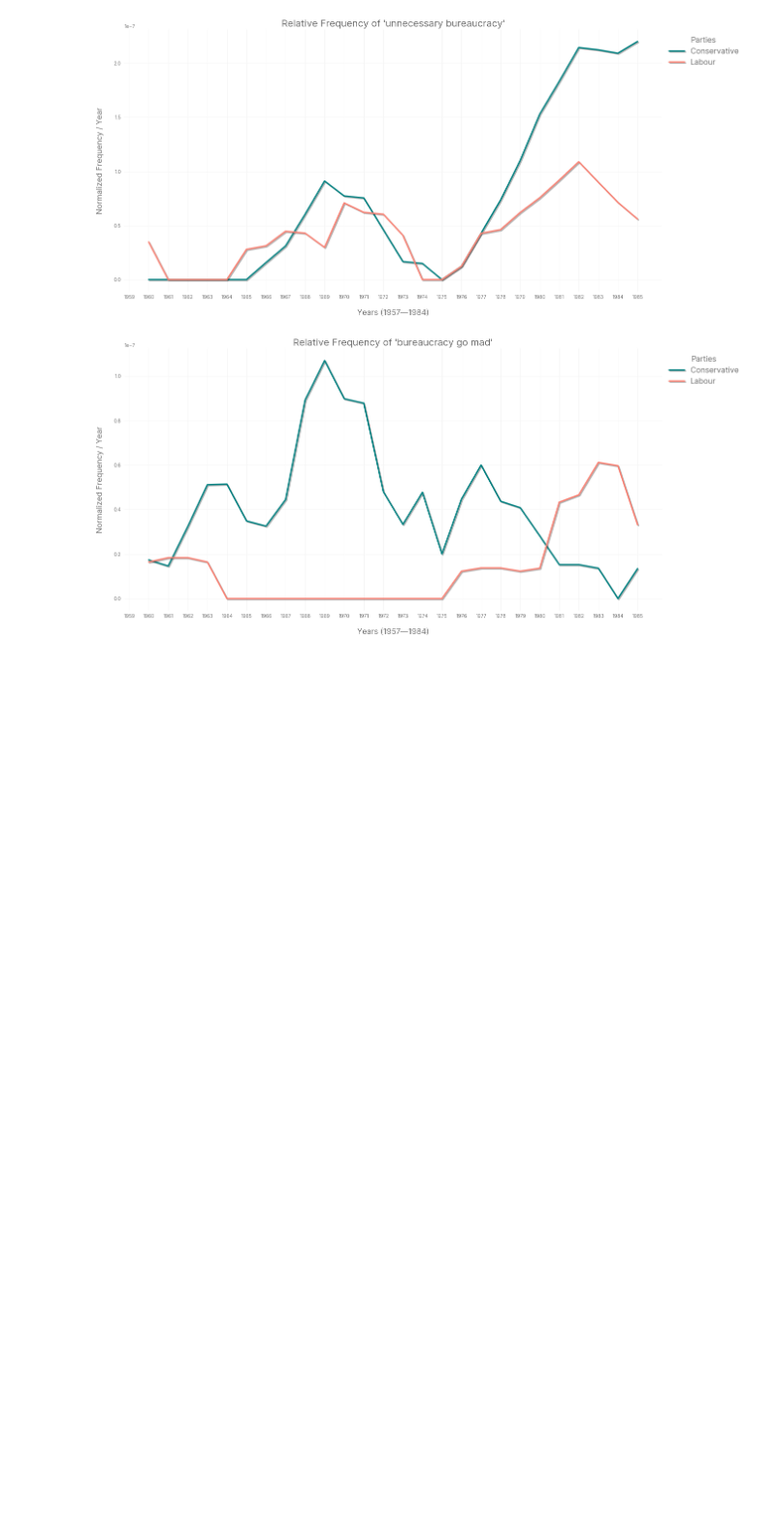
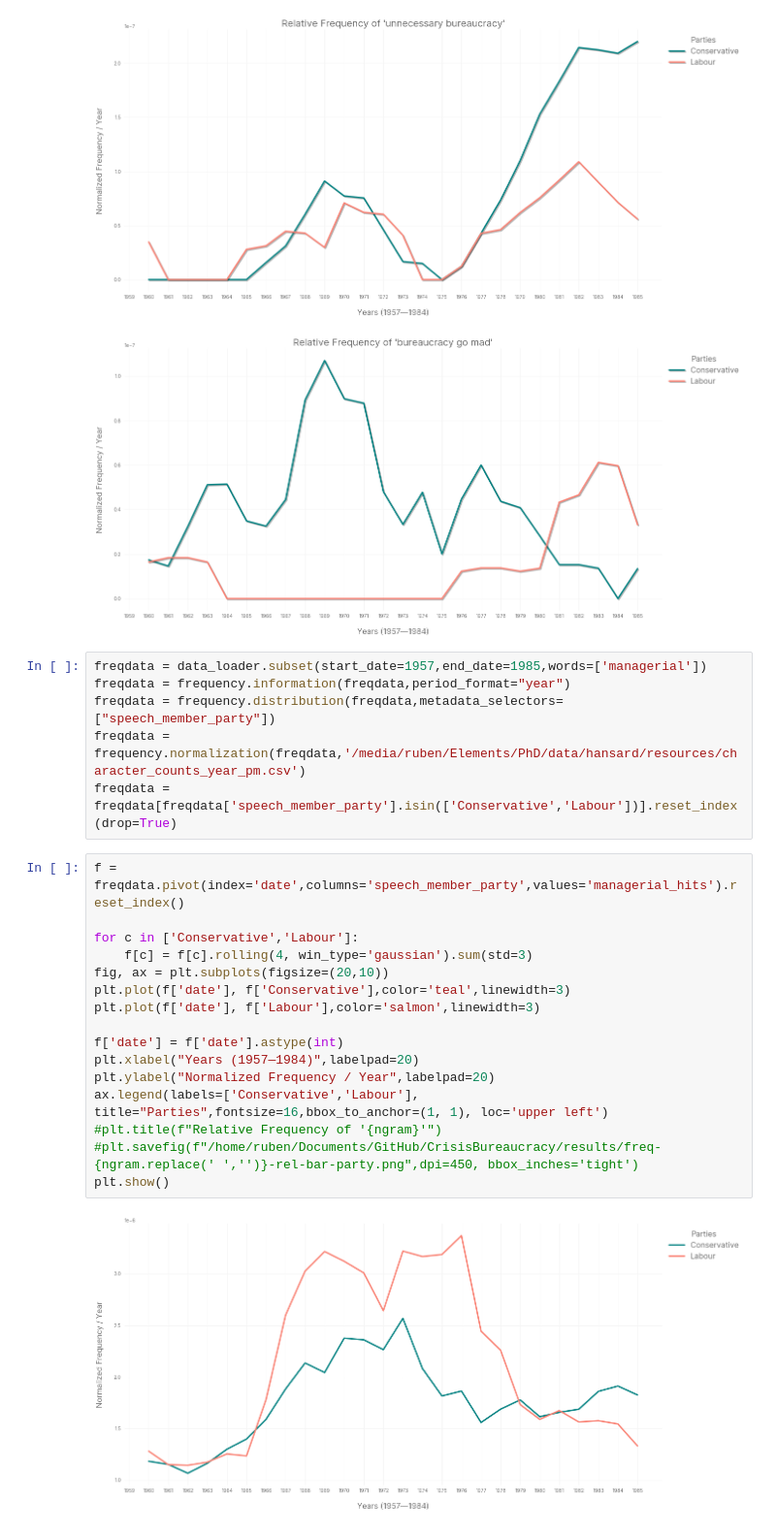
Before and after one commit to rubenros1795/CrisisBureaucracy, a Jupyter notebook: code/inspect-freq.ipynb, the cells around one changed output. Shown at 97% size. Drawn from its saved outputs; the diff is of its cells as text; blank space fills up the shorter version.

```diff
--- a/code/inspect-freq.ipynb
+++ b/code/inspect-freq.ipynb
@@ -115,3 +115,27 @@ for ngram in "form filling,red tape,paper work,a bureaucracy,unnecessary bureauc
 [figure]
 [figure]
 [figure]
+# %%
+freqdata = data_loader.subset(start_date=1957,end_date=1985,words=['managerial'])
+freqdata = frequency.information(freqdata,period_format="year")
+freqdata = frequency.distribution(freqdata,metadata_selectors=["speech_member_party"])
+freqdata = frequency.normalization(freqdata,'/media/ruben/Elements/PhD/data/hansard/resources/character_counts_year_pm.csv')
+freqdata = freqdata[freqdata['speech_member_party'].isin(['Conservative','Labour'])].reset_index(drop=True)
+# %%
+f = freqdata.pivot(index='date',columns='speech_member_party',values='managerial_hits').reset_index()
+
+for c in ['Conservative','Labour']:
+    f[c] = f[c].rolling(4, win_type='gaussian').sum(std=3)
+fig, ax = plt.subplots(figsize=(20,10))
+plt.plot(f['date'], f['Conservative'],color='teal',linewidth=3)
+plt.plot(f['date'], f['Labour'],color='salmon',linewidth=3)
+
+f['date'] = f['date'].astype(int)
+plt.xlabel("Years (1957—1984)",labelpad=20)
+plt.ylabel("Normalized Frequency / Year",labelpad=20)
+ax.legend(labels=['Conservative','Labour'], title="Parties",fontsize=16,bbox_to_anchor=(1, 1), loc='upper left')
+#plt.title(f"Relative Frequency of '{ngram}'")
+#plt.savefig(f"/home/ruben/Documents/GitHub/CrisisBureaucracy/results/freq-{ngram.replace(' ','')}-rel-bar-party.png",dpi=450, bbox_inches='tight')
+plt.show()
+# %% [output]
+[figure, added]
```
Also changed, not shown: 24 other files.
